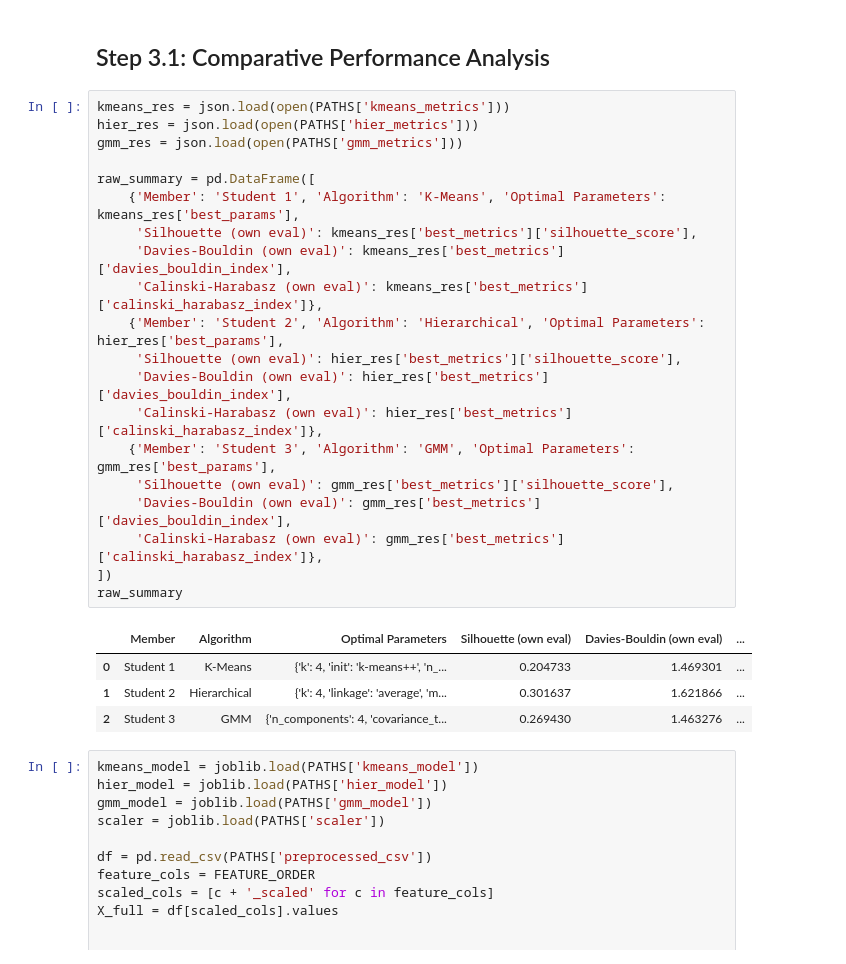
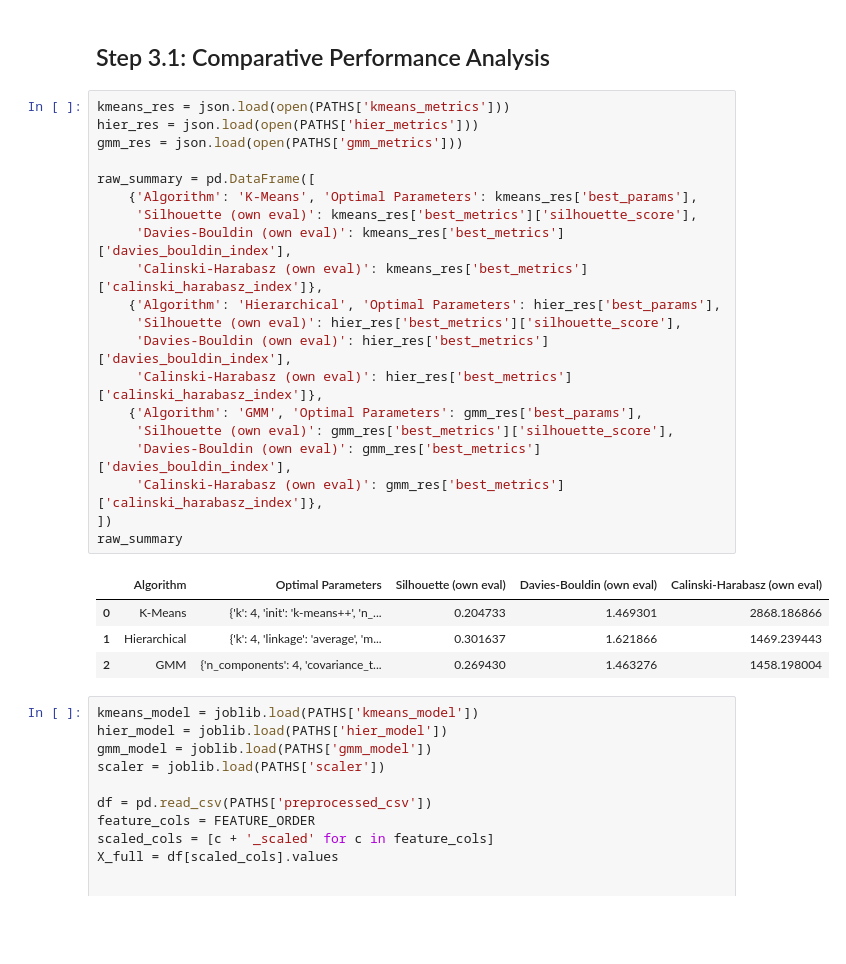
Before and after one commit to Gabriel-idkw/Customer-Behavior-Prediction, a Jupyter notebook: 05_model_comparison_pipeline.ipynb, the cells around one changed output. Saved outputs shown, nothing was run; the diff lists cells and outputs as text; blank space fills up the shorter version.

```diff
--- a/05_model_comparison_pipeline.ipynb
+++ b/05_model_comparison_pipeline.ipynb
@@ -50,28 +50,28 @@ Drive already mounted at /content/drive; to attempt to forcibly remount, call dr
 # %%
 kmeans_res = json.load(open(PATHS['kmeans_metrics']))
 hier_res = json.load(open(PATHS['hier_metrics']))
 gmm_res = json.load(open(PATHS['gmm_metrics']))
 
 raw_summary = pd.DataFrame([
-    {'Member': 'Student 1', 'Algorithm': 'K-Means', 'Optimal Parameters': kmeans_res['best_params'],
+    {'Algorithm': 'K-Means', 'Optimal Parameters': kmeans_res['best_params'],
      'Silhouette (own eval)': kmeans_res['best_metrics']['silhouette_score'],
      'Davies-Bouldin (own eval)': kmeans_res['best_metrics']['davies_bouldin_index'],
      'Calinski-Harabasz (own eval)': kmeans_res['best_metrics']['calinski_harabasz_index']},
-    {'Member': 'Student 2', 'Algorithm': 'Hierarchical', 'Optimal Parameters': hier_res['best_params'],
+    {'Algorithm': 'Hierarchical', 'Optimal Parameters': hier_res['best_params'],
      'Silhouette (own eval)': hier_res['best_metrics']['silhouette_score'],
      'Davies-Bouldin (own eval)': hier_res['best_metrics']['davies_bouldin_index'],
      'Calinski-Harabasz (own eval)': hier_res['best_metrics']['calinski_harabasz_index']},
-    {'Member': 'Student 3', 'Algorithm': 'GMM', 'Optimal Parameters': gmm_res['best_params'],
+    {'Algorithm': 'GMM', 'Optimal Parameters': gmm_res['best_params'],
      'Silhouette (own eval)': gmm_res['best_metrics']['silhouette_score'],
      'Davies-Bouldin (own eval)': gmm_res['best_metrics']['davies_bouldin_index'],
      'Calinski-Harabasz (own eval)': gmm_res['best_metrics']['calinski_harabasz_index']},
 ])
 raw_summary
 # %% [output]
-|  | Member | Algorithm | Optimal Parameters | Silhouette (own eval) | Davies-Bouldin (own eval) | ... |
-| 0 | Student 1 | K-Means | {'k': 4, 'init': 'k-means++', 'n_... | 0.204733 | 1.469301 | ... |
-| 1 | Student 2 | Hierarchical | {'k': 4, 'linkage': 'average', 'm... | 0.301637 | 1.621866 | ... |
-| 2 | Student 3 | GMM | {'n_components': 4, 'covariance_t... | 0.269430 | 1.463276 | ... |
+|  | Algorithm | Optimal Parameters | Silhouette (own eval) | Davies-Bouldin (own eval) | Calinski-Harabasz (own eval) |
+| 0 | K-Means | {'k': 4, 'init': 'k-means++', 'n_... | 0.204733 | 1.469301 | 2868.186866 |
+| 1 | Hierarchical | {'k': 4, 'linkage': 'average', 'm... | 0.301637 | 1.621866 | 1469.239443 |
+| 2 | GMM | {'n_components': 4, 'covariance_t... | 0.269430 | 1.463276 | 1458.198004 |
 # %%
 kmeans_model = joblib.load(PATHS['kmeans_model'])
 hier_model = joblib.load(PATHS['hier_model'])
```
